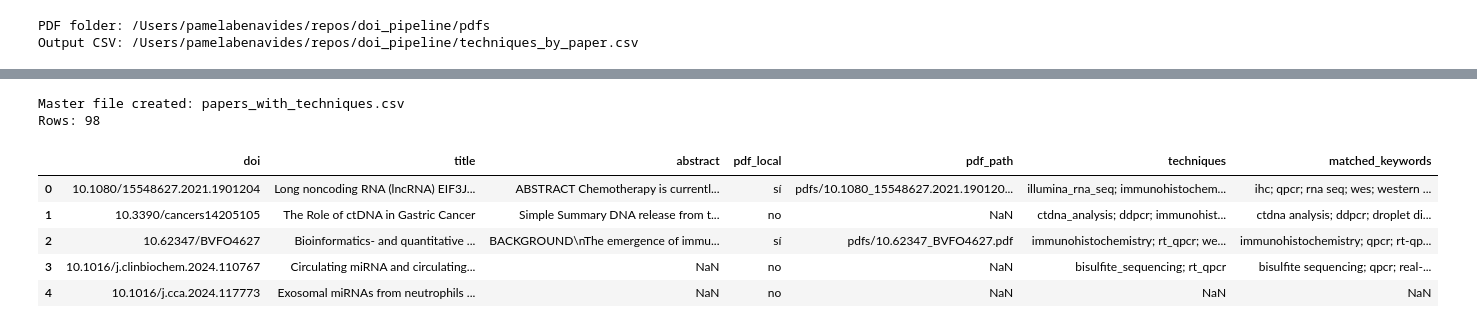
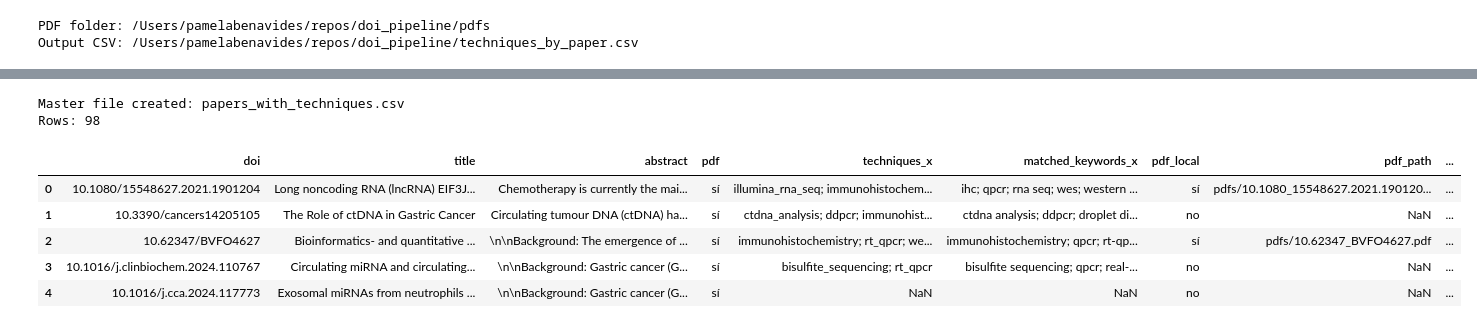
Before and after one commit to PameBlanca/doi_pipeline, a Jupyter notebook: extract_techniques_from_pdfs.ipynb, the cells around one changed output, grey strips where cells are left out. Cells and saved outputs as stored; diff of their text form; code cells hidden in the pictures.

```diff
--- a/extract_techniques_from_pdfs.ipynb
+++ b/extract_techniques_from_pdfs.ipynb
@@ -567,6 +693,6 @@ whole_genome_sequencing: 1
 # %%
 # Input files
-INFO_CSV = "papers_info_with_text.csv"      # doi, title, abstract
+INFO_CSV = "outputs/papers_info_semantic.xlsx"      # doi, title, abstract
 PDF_STATUS_CSV = "pdf_status.csv"           # doi, pdf_local, pdf_path
 TECH_CSV = "techniques_by_paper.csv"        # pdf_file, doi, techniques, matched_keywords
 
@@ -576,39 +702,40 @@ MASTER_CSV = "papers_with_techniques.csv"
 # ---------------------------
 # Load data
 # ---------------------------
-df_info = pd.read_csv(INFO_CSV)
+
+df_info = pd.read_excel(INFO_CSV, engine="openpyxl")
 df_pdf = pd.read_csv(PDF_STATUS_CSV)
 df_tech = pd.read_csv(TECH_CSV)
 
 # ---------------------------
 # Clean DOI in tech file
 # ---------------------------
 # Some DOI strings in filenames may contain extra underscores etc.
 df_tech["doi"] = df_tech["doi"].fillna("").str.strip()
 
 # ---------------------------
 # Merge step by DOI (left join to keep all 98 DOIs)
 # ---------------------------
 df_master = (
     df_info
     .merge(df_pdf[["doi", "pdf_local", "pdf_path"]], on="doi", how="left")
     .merge(df_tech[["doi", "techniques", "matched_keywords"]], on="doi", how="left")
 )
 
 # ---------------------------
 # Save final CSV
 # ---------------------------
 df_master.to_csv(MASTER_CSV, index=False)
 
 print(f"Master file created: {MASTER_CSV}")
 print(f"Rows: {len(df_master)}")
 df_master.head()
 # %% [output]
 Master file created: papers_with_techniques.csv
 Rows: 98
-|  | doi | title | abstract | pdf_local | pdf_path | techniques | matched_keywords |
-| 0 | 10.1080/15548627.2021.1901204 | Long noncoding RNA (lncRNA) EIF3J... | ABSTRACT Chemotherapy is currentl... | sí | pdfs/10.1080_15548627.2021.190120... | illumina_rna_seq; immunohistochem... | ihc; qpcr; rna seq; wes; western ... |
-| 1 | 10.3390/cancers14205105 | The Role of ctDNA in Gastric Cancer | Simple Summary DNA release from t... | no | NaN | ctdna_analysis; ddpcr; immunohist... | ctdna analysis; ddpcr; droplet di... |
-| 2 | 10.62347/BVFO4627 | Bioinformatics- and quantitative ... | BACKGROUND\nThe emergence of immu... | sí | pdfs/10.62347_BVFO4627.pdf | immunohistochemistry; rt_qpcr; we... | immunohistochemistry; qpcr; rt-qp... |
-| 3 | 10.1016/j.clinbiochem.2024.110767 | Circulating miRNA and circulating... | NaN | no | NaN | bisulfite_sequencing; rt_qpcr | bisulfite sequencing; qpcr; real-... |
-| 4 | 10.1016/j.cca.2024.117773 | Exosomal miRNAs from neutrophils ... | NaN | no | NaN | NaN | NaN |
+|  | doi | title | abstract | pdf | techniques_x | matched_keywords_x | pdf_local | pdf_path | ... |
+| 0 | 10.1080/15548627.2021.1901204 | Long noncoding RNA (lncRNA) EIF3J... | Chemotherapy is currently the mai... | sí | illumina_rna_seq; immunohistochem... | ihc; qpcr; rna seq; wes; western ... | sí | pdfs/10.1080_15548627.2021.190120... | ... |
+| 1 | 10.3390/cancers14205105 | The Role of ctDNA in Gastric Cancer | Circulating tumour DNA (ctDNA) ha... | sí | ctdna_analysis; ddpcr; immunohist... | ctdna analysis; ddpcr; droplet di... | no | NaN | ... |
+| 2 | 10.62347/BVFO4627 | Bioinformatics- and quantitative ... | \n\nBackground: The emergence of ... | sí | immunohistochemistry; rt_qpcr; we... | immunohistochemistry; qpcr; rt-qp... | sí | pdfs/10.62347_BVFO4627.pdf | ... |
+| 3 | 10.1016/j.clinbiochem.2024.110767 | Circulating miRNA and circulating... | \n\nBackground: Gastric cancer (G... | sí | bisulfite_sequencing; rt_qpcr | bisulfite sequencing; qpcr; real-... | no | NaN | ... |
+| 4 | 10.1016/j.cca.2024.117773 | Exosomal miRNAs from neutrophils ... | \n\nBackground: Gastric cancer (G... | sí | NaN | NaN | no | NaN | ... |
```
Also changed, not shown: parts of 3 cells of this notebook, 1 other file.
